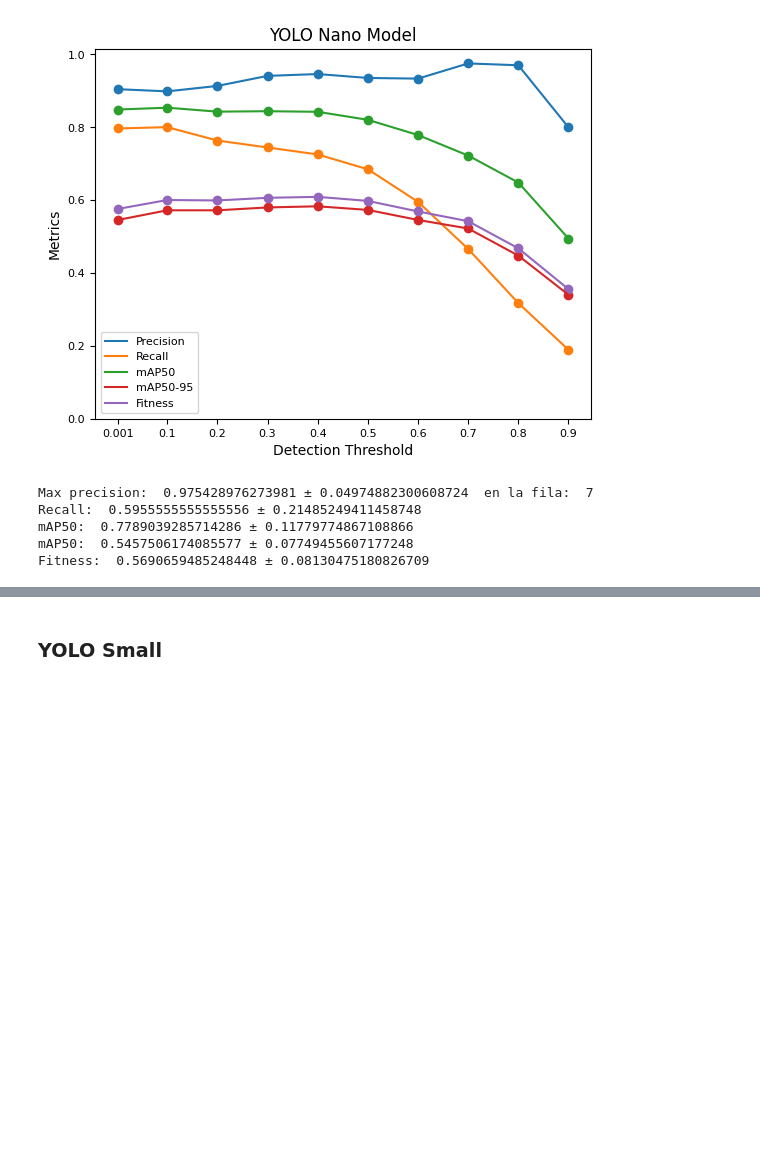
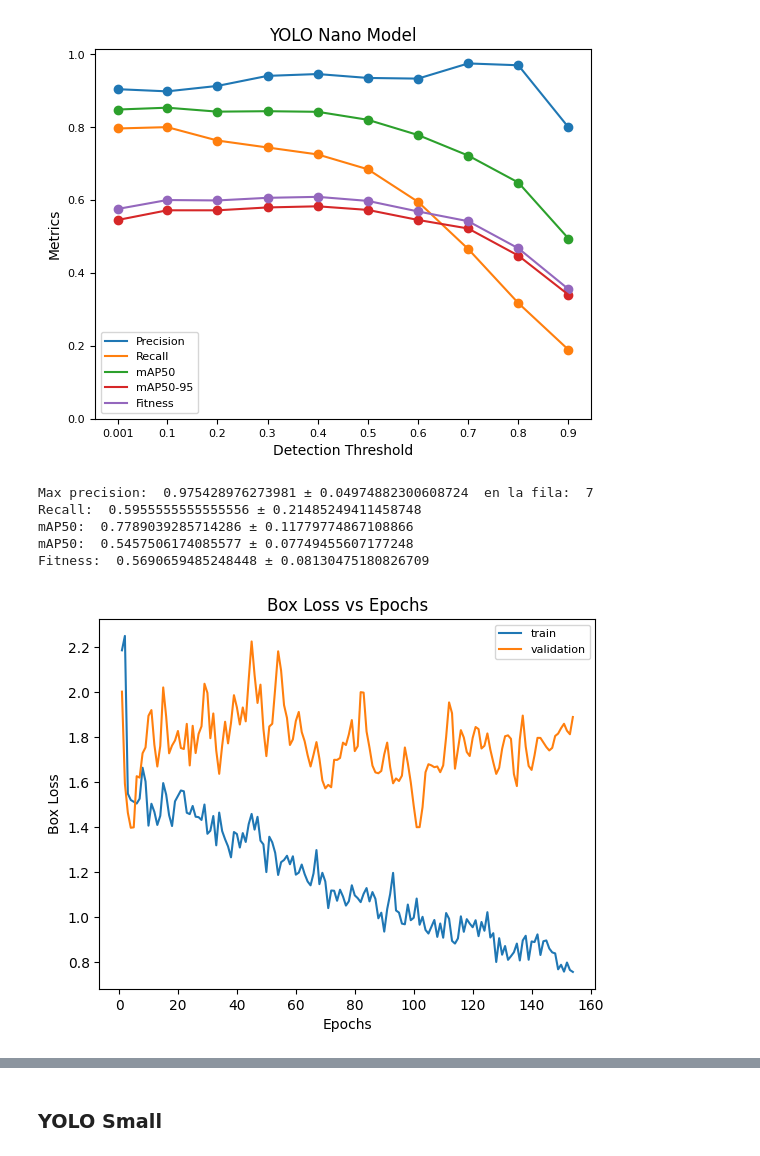
Before and after one commit to CamilaZambrano/Data_Mining_Final_Proyect, a Jupyter notebook: YOLOv8_Models/Code/nb01_analize_results.ipynb, the cells around one changed output, grey strips where cells are left out. Cells and saved outputs as stored; diff of their text form; code cells hidden in the pictures; blank space fills up the shorter version.

Commit message:
add epoch graphs

```diff
--- a/YOLOv8_Models/Code/nb01_analize_results.ipynb
+++ b/YOLOv8_Models/Code/nb01_analize_results.ipynb
@@ -108,3 +108,95 @@ Recall:  0.5955555555555556 ± 0.21485249411458748
 mAP50:  0.7789039285714286 ± 0.11779774867108866
 mAP50:  0.5457506174085577 ± 0.07749455607177248
 Fitness:  0.5690659485248448 ± 0.08130475180826709
+# %%
+# Listas para almacenar los valores
+epochs = []
+train_bl = []
+train_cl = []
+train_dl = []
+val_bl = []
+val_cl = []
+val_dl = []
+precision = []
+recall = []
+mAP50 = []
+mAP50_95 = []
+
+# Leer el archivo línea por línea
+with open('C:/Users/DELL/Data_Mining/Data_Mining_Final_Proyect/YOLOv8_Models/runs/yolov8n.pt/test/train/results.csv', 'r') as file:
+    next(file)
+    for line in file:
+        # Dividir la línea en elementos usando comas como separadores
+        elements = line.strip().split(',')
+
+        # Agregar cada elemento a la lista correspondiente
+        epochs.append(int(elements[0]))
+        train_bl.append(float(elements[1]))
+        train_cl.append(float(elements[2]))
+        train_dl.append(float(elements[3]))
+        precision.append(float(elements[4]))
+        recall.append(float(elements[5]))
+        mAP50.append(float(elements[6]))
+        mAP50_95.append(float(elements[7]))
+        val_bl.append(float(elements[8]))
+        val_cl.append(float(elements[9]))
+        val_dl.append(float(elements[10]))
+
+# Grafica por epocas cada train vs valid del box loss, cls loss y dfl loss y guarda
+
+plt.plot(epochs, train_bl, label='train')
+plt.plot(epochs, val_bl, label='validation')
+plt.legend(fontsize=8)
+plt.xlabel('Epochs')
+plt.ylabel('Box Loss')
+plt.title('Box Loss vs Epochs')
+plt.savefig('C:/Users/DELL/Data_Mining/Data_Mining_Final_Proyect/Graphs/box_loss_nano.png')
+plt.show()
+
+plt.plot(epochs, train_cl, label='train')
+plt.plot(epochs, val_cl, label='validation')
+plt.legend(fontsize=8)
+plt.xlabel('Epochs')
+plt.ylabel('Cls Loss')
+plt.title('Cls Loss vs Epochs')
+plt.savefig('C:/Users/DELL/Data_Mining/Data_Mining_Final_Proyect/Graphs/cls_loss_nano.png')
+plt.show()
+
+plt.plot(epochs, train_dl, label='train')
+plt.plot(epochs, val_dl, label='validation')
+plt.legend(fontsize=8)
+plt.xlabel('Epochs')
+plt.ylabel('Dfl Loss')
+plt.title('Dfl Loss vs Epochs')
+plt.savefig('C:/Users/DELL/Data_Mining/Data_Mining_Final_Proyect/Graphs/dfl_loss_nano.png')
+plt.show()
+
+plt.plot(epochs, precision)
+plt.xlabel('Epochs')
+plt.ylabel('Precision')
+plt.title('Precision vs Epochs')
+plt.savefig('C:/Users/DELL/Data_Mining/Data_Mining_Final_Proyect/Graphs/p_nano.png')
+plt.show()
+
+plt.plot(epochs, recall)
+plt.xlabel('Epochs')
+plt.ylabel('Recall')
+plt.title('Recall vs Epochs')
+plt.savefig('C:/Users/DELL/Data_Mining/Data_Mining_Final_Proyect/Graphs/r_nano.png')
+plt.show()
+
+plt.plot(epochs, mAP50)
+plt.xlabel('Epochs')
+plt.ylabel('mAP50')
+plt.title('mAP50 vs Epochs')
+plt.savefig('C:/Users/DELL/Data_Mining/Data_Mining_Final_Proyect/Graphs/m_nano.png')
+plt.show()
+
+plt.plot(epochs, mAP50_95)
+plt.xlabel('Epochs')
+plt.ylabel('mAP50-95')
+plt.title('mAP50-95 vs Epochs')
+plt.savefig('C:/Users/DELL/Data_Mining/Data_Mining_Final_Proyect/Graphs/ma_nano.png')
+plt.show()
+# %% [output]
+[figure, added]
```
Also changed, not shown: parts of 2 cells of this notebook.
